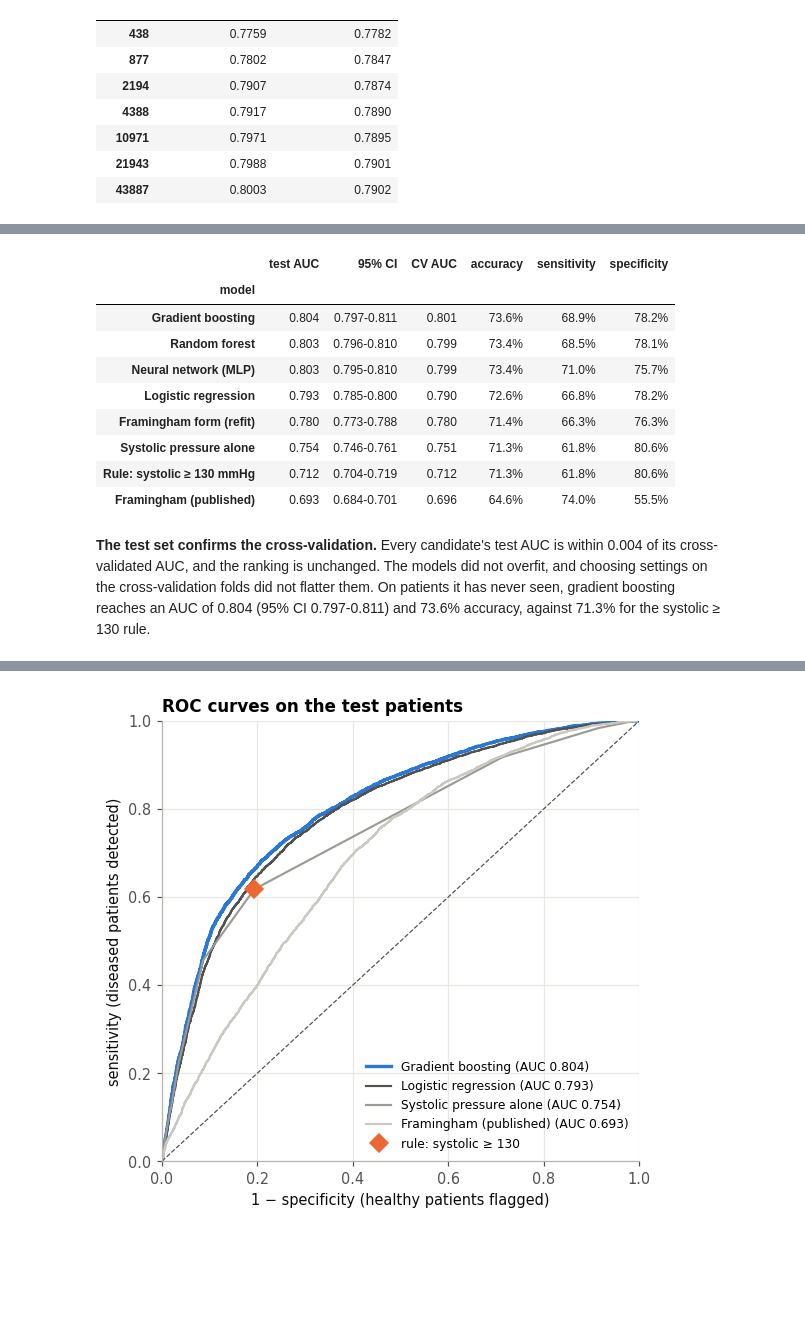
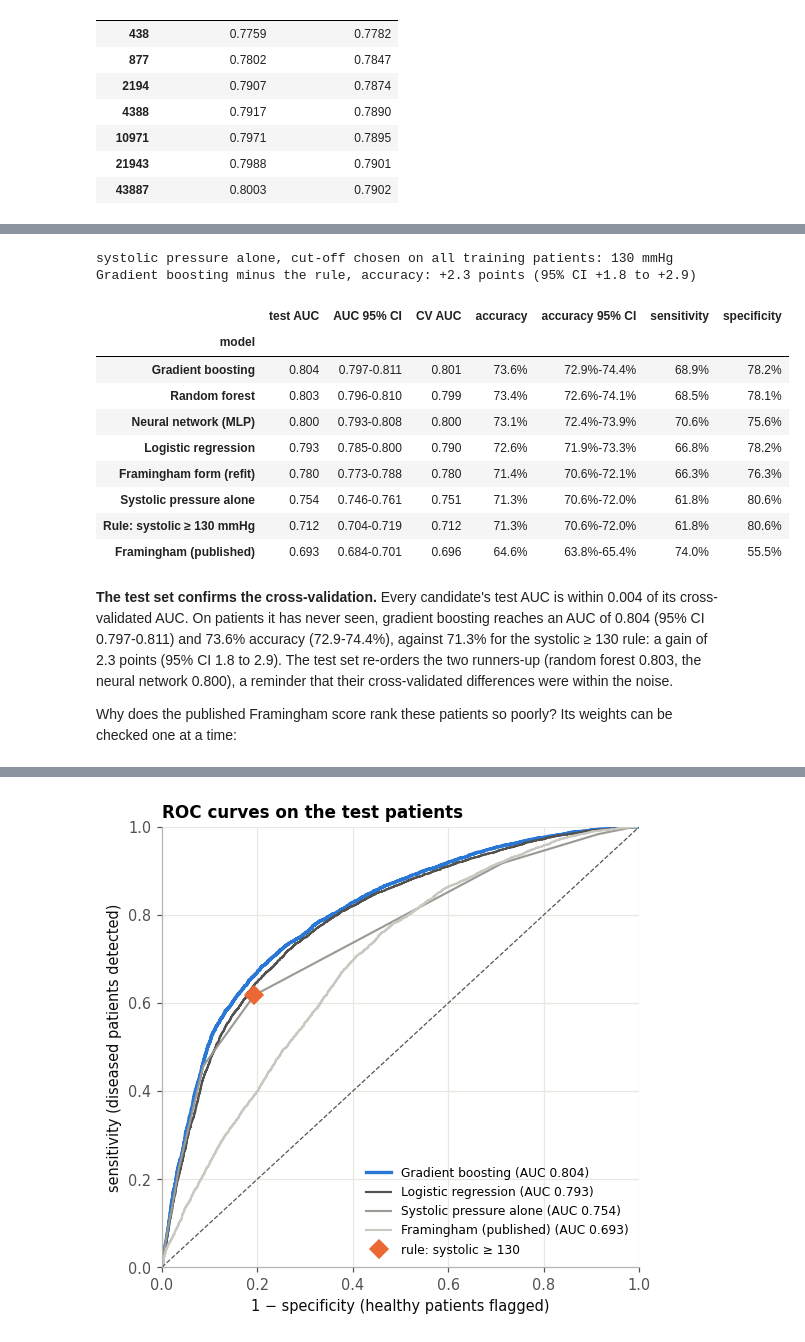
Before and after one commit to hadigghazi/cardio-risk, a Jupyter notebook: report.ipynb, the cells around one changed output, grey strips where cells are left out. Saved outputs shown, nothing was run; the diff lists cells and outputs as text; code cells hidden in the pictures; blank space fills up the shorter version.

```diff
--- a/report.ipynb
+++ b/report.ipynb
@@ -862,7 +966,7 @@ def framingham_terms(df: pd.DataFrame) -> np.ndarray:
 def framingham_risk(df: pd.DataFrame) -> pd.Series:
     """Published Framingham 10-year CVD risk, as a clinician would compute it, with nothing refitted."""
     terms = framingham_terms(df)
-    risk = np.empty(len(df))
+    risk = np.full(len(df), np.nan)
     for male, c in FRAMINGHAM.items():
         rows = df["male"].to_numpy() == male
         beta = np.array([c["ln_age"], c["ln_bmi"], c["ln_sbp"], c["smoke"], c["diabetes"]])
@@ -879,7 +983,10 @@ def framingham_design(df: pd.DataFrame) -> np.ndarray:
 # %%
 N_JOBS = int(os.environ.get("CARDIO_JOBS", "4"))
 CV_FOLDS = 5
-# Simplest first: when several models are statistically tied, the earliest in this order is chosen
+# Simplest first: when several models are statistically tied, the earliest in this order is chosen.
+# Fixed before any result: the two linear models (a few coefficients that can be read directly), then
+# the tree ensembles from smaller to larger (gradient boosting builds small trees, at most 31 leaves
+# each; random forest grows 200 deep ones), then the neural network, the hardest to inspect.
 SIMPLICITY = ["Framingham form (refit)", "Logistic regression", "Gradient boosting", "Random forest",
               "Neural network (MLP)"]
 
@@ -910,7 +1017,7 @@ def model_specs() -> dict[str, tuple]:
             {"lr__C": [0.01, 0.1, 1.0, 10.0]}),
         "Random forest": (
             RandomForestClassifier(n_estimators=200, random_state=SEED, n_jobs=1),
-            {"min_samples_leaf": [10, 30, 100], "max_features": ["sqrt", 0.5]}),
+            {"min_samples_leaf": [10, 30, 100], "max_features": [2, "sqrt", 0.5]}),
         "Gradient boosting": (
             # early stopping on 10% of the training data (sklearn's default above 10,000 rows) ends
             # the boosting long before max_iter at the larger learning rates
@@ -919,7 +1026,8 @@ def model_specs() -> dict[str, tuple]:
              "min_samples_leaf": [20, 50, 200]}),
         "Neural network (MLP)": (
             scaled("mlp", MLPClassifier(early_stopping=True, max_iter=300, random_state=SEED)),
-            {"mlp__hidden_layer_sizes": [(32,), (64, 32), (128, 64)], "mlp__alpha": [1e-5, 1e-4, 1e-2]}),
+            {"mlp__hidden_layer_sizes": [(32,), (64, 32), (128, 64), (256, 128)],
+             "mlp__alpha": [1e-4, 1e-2, 1e-1, 1.0]}),
     }
 
 
@@ -947,7 +1055,8 @@ def compare_models(train: pd.DataFrame, features: list[str] = FEATURES, specs: d
     Everything is scored on the same five validation folds of the training patients. The baselines
     fit nothing; where a baseline needs a cut-off (systolic pressure alone, published Framingham risk),
     it is chosen on the other four folds. Each model's grid is searched by AUC, and its row reports
-    the best setting. Returns the table and the fitted searches (refitted on all training patients).
+    the best setting. `auc_sd` is the sample standard deviation over the five folds for every row.
+    Returns the table and the fitted searches (refitted on all training patients).
     """
     from sklearn.metrics import make_scorer, recall_score
     from sklearn.model_selection import GridSearchCV
@@ -974,12 +1083,13 @@ def compare_models(train: pd.DataFrame, features: list[str] = FEATURES, specs: d
     scoring = {"auc": "roc_auc", "accuracy": "accuracy", "sensitivity": make_scorer(recall_score),
                "specificity": make_scorer(recall_score, pos_label=0)}
     searches = {}
-    for name, (estimator, grid) in (specs or model_specs()).items():
+    for name, (estimator, grid) in (specs if specs is not None else model_specs()).items():
         search = GridSearchCV(estimator, grid, scoring=scoring, refit="auc", cv=cv, n_jobs=n_jobs)
         search.fit(X, y)
         r, i = search.cv_results_, search.best_index_
+        fold_aucs = [r[f"split{k}_test_auc"][i] for k in range(CV_FOLDS)]
         rows.append({"model": name, "kind": "machine learning", "auc": r["mean_test_auc"][i],
-                     "auc_sd": r["std_test_auc"][i],
+                     "auc_sd": float(np.std(fold_aucs, ddof=1)),
                      **{m: r[f"mean_test_{m}"][i] for m in ("accuracy", "sensitivity", "specificity")},
                      "best setting": ", ".join(f"{k.split('__')[-1]}={v}" for k, v in search.best_params_.items()),
                      "fit seconds": r["mean_fit_time"][i]})
@@ -1099,0 +1207,10 @@ without them:
+# %%
+flat = []
+for name, s in searches.items():
+    scores = np.sort(s.cv_results_["mean_test_auc"])[::-1]
+    flat.append({"model": name, "settings tried": len(scores), "best": scores[0],
+                 "second best": scores[1] if len(scores) > 1 else np.nan,
+                 "median setting": float(np.median(scores)), "worst": scores[-1],
+                 "best setting": comparison.loc[name, "best setting"]})
+(pd.DataFrame(flat).set_index("model")
+ .style.format("{:.4f}", subset=["best", "second best", "median setting", "worst"], na_rep="-"))
@@ -1227,44 +1393,58 @@ def screening_threshold(y, risk, sensitivity: float = 0.80) -> float:
 # %%
 from sklearn.metrics import roc_auc_score
 
 final = searches[chosen].best_estimator_
 y_test = test["cardio"]
+RULE = f"Rule: systolic ≥ {SBP_RULE} mmHg"
 test_scores = {
-    f"Rule: systolic ≥ {SBP_RULE} mmHg": (test["ap_hi"] >= SBP_RULE).astype(float),
+    RULE: (test["ap_hi"] >= SBP_RULE).astype(float),
     "Systolic pressure alone": test["ap_hi"].astype(float),
     "Framingham (published)": framingham_risk(test),
     **{name: s.predict_proba(test[FEATURES])[:, 1] for name, s in searches.items()},
 }
 cutoffs = {name: 0.5 for name in test_scores}
 cutoffs["Systolic pressure alone"] = accuracy_threshold(train["cardio"], train["ap_hi"])
 cutoffs["Framingham (published)"] = accuracy_threshold(train["cardio"], framingham_risk(train))
+predictions = {name: (np.asarray(score) >= cutoffs[name]).astype(int) for name, score in test_scores.items()}
 
 auc_boot = bootstrap(y_test, test_scores, roc_auc_score)
+acc_boot = bootstrap(y_test, predictions, lambda y, p: (y == p).mean())
 rows = []
 for name, score in test_scores.items():
     m = classification_metrics(y_test, score, cutoffs[name])
     lo, hi = interval(auc_boot[name])
-    rows.append({"model": name, "test AUC": m["auc"], "95% CI": f"{lo:.3f}-{hi:.3f}",
+    alo, ahi = interval(acc_boot[name])
+    rows.append({"model": name, "test AUC": m["auc"], "AUC 95% CI": f"{lo:.3f}-{hi:.3f}",
                  "CV AUC": comparison.loc[name, "auc"], "accuracy": m["accuracy"],
+                 "accuracy 95% CI": f"{alo:.1%}-{ahi:.1%}",
                  "sensitivity": m["sensitivity"], "specificity": m["specificity"]})
 test_table = pd.DataFrame(rows).set_index("model").sort_values("test AUC", ascending=False)
 test_table.to_csv(ROOT / "outputs" / "test_results.csv")
+gain_lo, gain_hi = interval(acc_boot[chosen] - acc_boot[RULE])
+print(f"systolic pressure alone, cut-off chosen on all training patients: {cutoffs['Systolic pressure alone']:g} mmHg")
+print(f"{chosen} minus the rule, accuracy: {(test_table.loc[chosen, 'accuracy'] - test_table.loc[RULE, 'accuracy']) * 100:+.1f} "
+      f"points (95% CI {gain_lo * 100:+.1f} to {gain_hi * 100:+.1f})")
 test_table.style.format({"test AUC": "{:.3f}", "CV AUC": "{:.3f}", "accuracy": "{:.1%}",
                          "sensitivity": "{:.1%}", "specificity": "{:.1%}"})
 # %% [output]
+systolic pressure alone, cut-off chosen on all training patients: 130 mmHg
+Gradient boosting minus the rule, accuracy: +2.3 points (95% CI +1.8 to +2.9)
-|  | test AUC | 95% CI | CV AUC | accuracy | sensitivity | specificity |
-| model |  |  |  |  |  |  |
-| Gradient boosting | 0.804 | 0.797-0.811 | 0.801 | 73.6% | 68.9% | 78.2% |
-| Random forest | 0.803 | 0.796-0.810 | 0.799 | 73.4% | 68.5% | 78.1% |
-| Neural network (MLP) | 0.803 | 0.795-0.810 | 0.799 | 73.4% | 71.0% | 75.7% |
-| Logistic regression | 0.793 | 0.785-0.800 | 0.790 | 72.6% | 66.8% | 78.2% |
-| Framingham form (refit) | 0.780 | 0.773-0.788 | 0.780 | 71.4% | 66.3% | 76.3% |
-| Systolic pressure alone | 0.754 | 0.746-0.761 | 0.751 | 71.3% | 61.8% | 80.6% |
-| Rule: systolic ≥ 130 mmHg | 0.712 | 0.704-0.719 | 0.712 | 71.3% | 61.8% | 80.6% |
-| Framingham (published) | 0.693 | 0.684-0.701 | 0.696 | 64.6% | 74.0% | 55.5% |
+|  | test AUC | AUC 95% CI | CV AUC | accuracy | accuracy 95% CI | sensitivity | specificity |
+| model |  |  |  |  |  |  |  |
+| Gradient boosting | 0.804 | 0.797-0.811 | 0.801 | 73.6% | 72.9%-74.4% | 68.9% | 78.2% |
+| Random forest | 0.803 | 0.796-0.810 | 0.799 | 73.4% | 72.6%-74.1% | 68.5% | 78.1% |
+| Neural network (MLP) | 0.800 | 0.793-0.808 | 0.800 | 73.1% | 72.4%-73.9% | 70.6% | 75.6% |
+| Logistic regression | 0.793 | 0.785-0.800 | 0.790 | 72.6% | 71.9%-73.3% | 66.8% | 78.2% |
+| Framingham form (refit) | 0.780 | 0.773-0.788 | 0.780 | 71.4% | 70.6%-72.1% | 66.3% | 76.3% |
+| Systolic pressure alone | 0.754 | 0.746-0.761 | 0.751 | 71.3% | 70.6%-72.0% | 61.8% | 80.6% |
+| Rule: systolic ≥ 130 mmHg | 0.712 | 0.704-0.719 | 0.712 | 71.3% | 70.6%-72.0% | 61.8% | 80.6% |
+| Framingham (published) | 0.693 | 0.684-0.701 | 0.696 | 64.6% | 63.8%-65.4% | 74.0% | 55.5% |
 # %% [markdown]
 **The test set confirms the cross-validation.** Every candidate's test AUC is within 0.004 of its
-cross-validated AUC, and the ranking is unchanged. The models did not overfit, and choosing settings
-on the cross-validation folds did not flatter them. On patients it has never seen, gradient boosting
-reaches an AUC of 0.804 (95% CI 0.797-0.811) and 73.6% accuracy, against 71.3% for the
-systolic ≥ 130 rule.
+cross-validated AUC. On patients it has never seen, gradient boosting reaches an AUC of 0.804 (95% CI
+0.797-0.811) and 73.6% accuracy (72.9-74.4%), against 71.3% for the systolic ≥ 130 rule: a gain of
+2.3 points (95% CI 1.8 to 2.9). The test set re-orders the two runners-up (random forest 0.803, the
+neural network 0.800), a reminder that their cross-validated differences were within the noise.
+
+Why does the published Framingham score rank these patients so poorly? Its weights can be checked
+one at a time:
```
Also changed, not shown: parts of 86 cells of this notebook, 12 other files.
